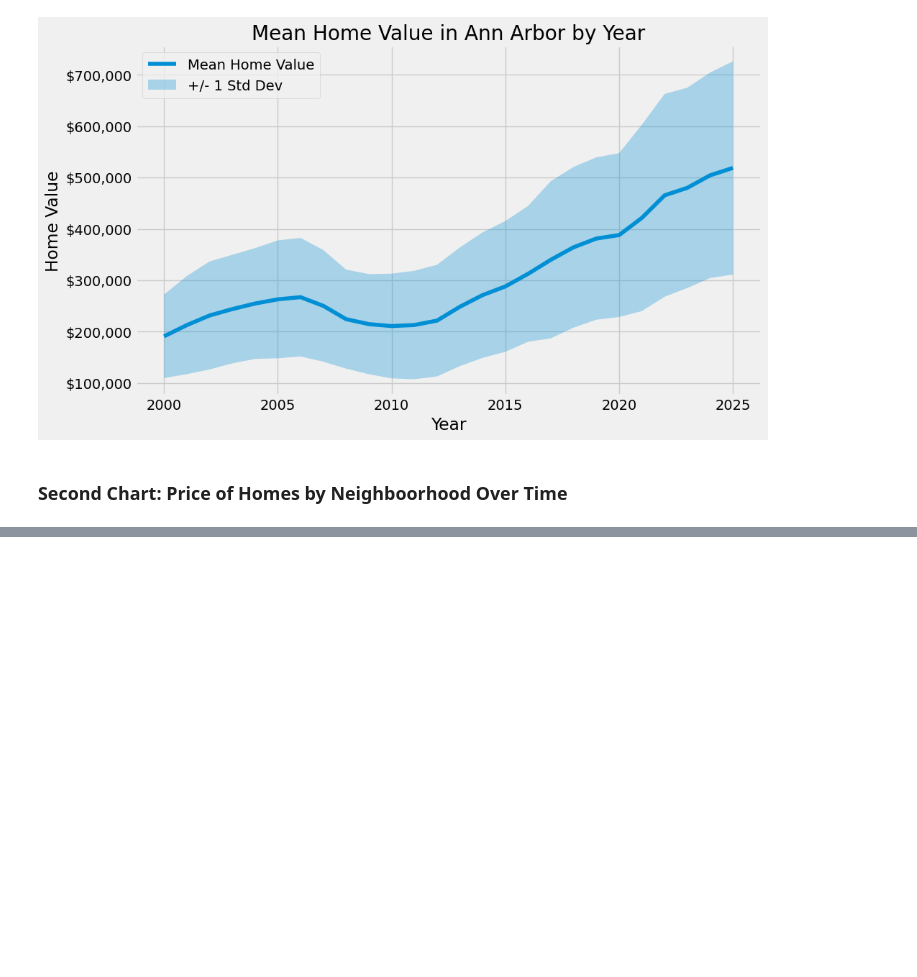
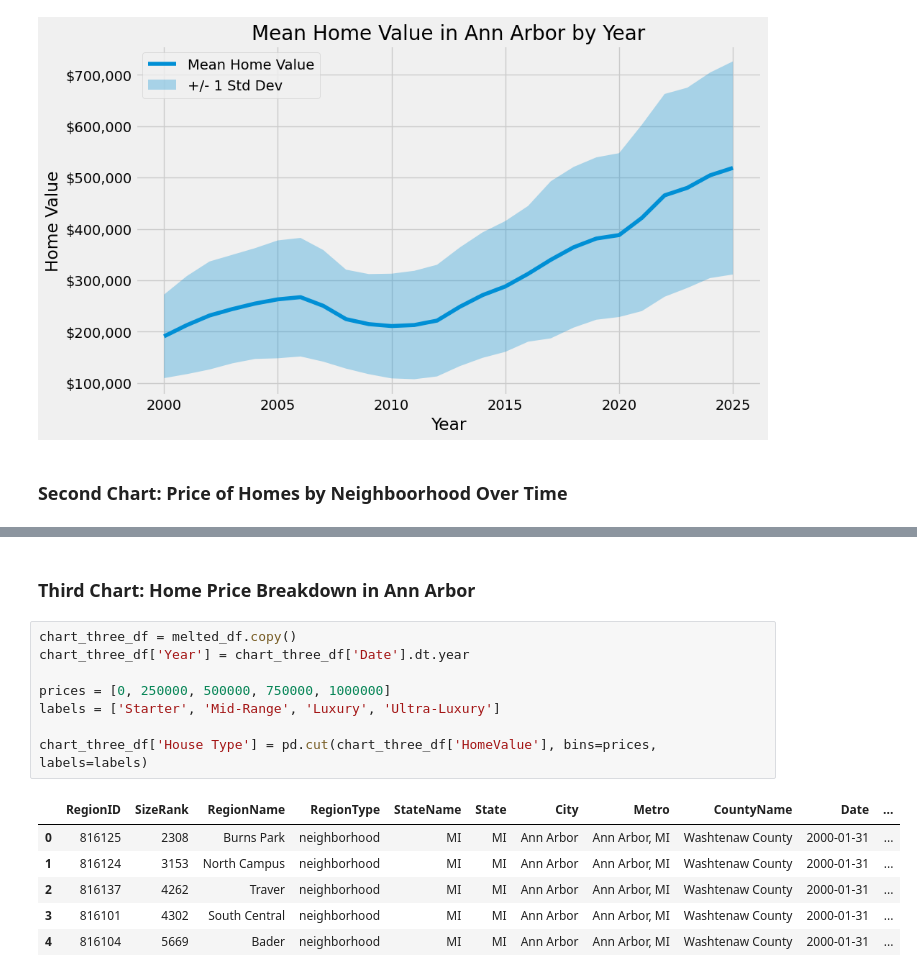
Before and after one commit to grantajason/SIADS-521-Assignment-3, a Jupyter notebook: gajason-siads521-a3.ipynb, the cells around one changed output, grey strips where cells are left out. Saved outputs shown, nothing was run; the diff lists cells and outputs as text; blank space fills up the shorter version.

Commit message:
start chart 3

```diff
--- a/gajason-siads521-a3.ipynb
+++ b/gajason-siads521-a3.ipynb
@@ -93,3 +96,20 @@ plt.ylabel('Neighborhood')
 # %% [output]
 Text(46.24999999999999, 0.5, 'Neighborhood')
 [figure]
+# %% [markdown]
+### Third Chart: Home Price Breakdown in Ann Arbor
+# %%
+chart_three_df = melted_df.copy()
+chart_three_df['Year'] = chart_three_df['Date'].dt.year
+
+prices = [0, 250000, 500000, 750000, 1000000]
+labels = ['Starter', 'Mid-Range', 'Luxury', 'Ultra-Luxury']
+
+chart_three_df['House Type'] = pd.cut(chart_three_df['HomeValue'], bins=prices, labels=labels)
+# %% [output]
+|  | RegionID | SizeRank | RegionName | RegionType | StateName | State | City | Metro | CountyName | Date | ... |
+| 0 | 816125 | 2308 | Burns Park | neighborhood | MI | MI | Ann Arbor | Ann Arbor, MI | Washtenaw County | 2000-01-31 | ... |
+| 1 | 816124 | 3153 | North Campus | neighborhood | MI | MI | Ann Arbor | Ann Arbor, MI | Washtenaw County | 2000-01-31 | ... |
+| 2 | 816137 | 4262 | Traver | neighborhood | MI | MI | Ann Arbor | Ann Arbor, MI | Washtenaw County | 2000-01-31 | ... |
+| 3 | 816101 | 4302 | South Central | neighborhood | MI | MI | Ann Arbor | Ann Arbor, MI | Washtenaw County | 2000-01-31 | ... |
+| 4 | 816104 | 5669 | Bader | neighborhood | MI | MI | Ann Arbor | Ann Arbor, MI | Washtenaw County | 2000-01-31 | ... |
```
Also changed, not shown: parts of 1 cell of this notebook.
